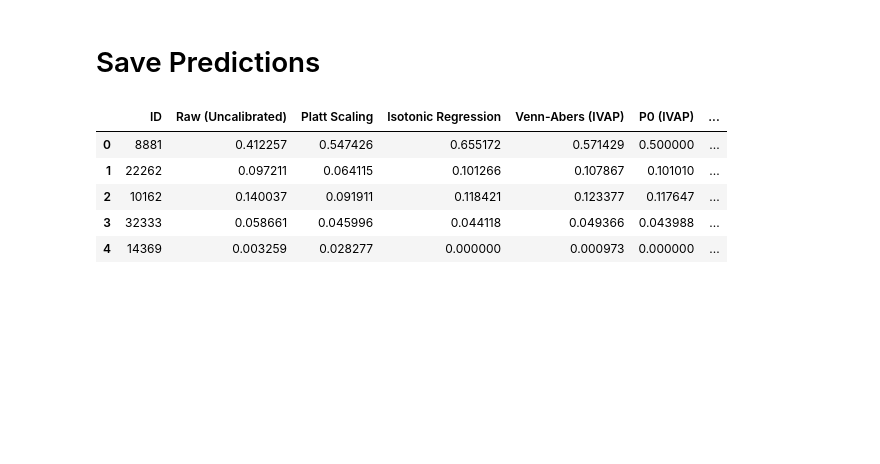
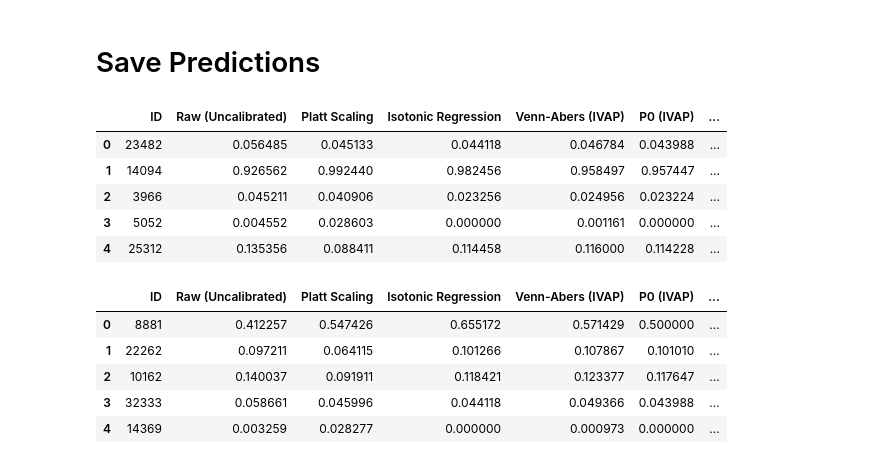
Before and after one commit to sandrokhizanishvili/Credit-Risk-Model-Calibration, a Jupyter notebook: gbm.ipynb, the cells around one changed output. Cells and saved outputs as stored; diff of their text form; code cells hidden in the pictures; blank space fills up the shorter version.

Commit message:
Adding training predictions storing part

```diff
--- a/gbm.ipynb
+++ b/gbm.ipynb
@@ -347,7 +347,32 @@ mean_p0_val = np.mean(p0s_val, axis=1)
 mean_p1_val = np.mean(p1s_val, axis=1)
 min_p0_val = np.min(p0s_val, axis=1)
 max_p1_val = np.max(p1s_val, axis=1)
+
+# Compute mean/min/max for p0/p1 of CROSS VA for train
+p0s_train = intervals_tr_cva[0][:, :5]
+p1s_train = intervals_tr_cva[0][:, 5:]
+
+mean_p0_train = np.mean(p0s_train, axis=1)
+mean_p1_train = np.mean(p1s_train, axis=1)
+min_p0_train = np.min(p0s_train, axis=1)
+max_p1_train = np.max(p1s_train, axis=1)
 # %%
+prob_tr = pd.DataFrame({
+    "ID": df_tr[ID_COL],
+    "Raw (Uncalibrated)": proba_tr,
+    "Platt Scaling": proba_tr_platt,
+    "Isotonic Regression": proba_tr_iso,
+    "Venn-Abers (IVAP)": proba_tr_iva,
+    "P0 (IVAP)": intervals_tr_iva[:,0],
+    "P1 (IVAP)": intervals_tr_iva[:,1],
+    "Venn-Abers (CVAP)": proba_tr_cva,
+    "Mean P0 (CVAP)": mean_p0_train,
+    "Mean P1 (CVAP)": mean_p1_train,
+    "Min P0 (CVAP)": min_p0_train,
+    "Max P1 (CVAP)": max_p1_train,
+    "loan_status": y_tr
+})
+
 prob_val = pd.DataFrame({
     "ID": df_va[ID_COL],
     "Raw (Uncalibrated)": proba_va,
@@ -379,6 +404,15 @@ prob_test = pd.DataFrame({
     "Max P1 (CVAP)": max_p1_test,
     "loan_status": y_te
 })
+# %%
+prob_tr.head()
+# %% [output]
+|  | ID | Raw (Uncalibrated) | Platt Scaling | Isotonic Regression | Venn-Abers (IVAP) | P0 (IVAP) | ... |
+| 0 | 23482 | 0.056485 | 0.045133 | 0.044118 | 0.046784 | 0.043988 | ... |
+| 1 | 14094 | 0.926562 | 0.992440 | 0.982456 | 0.958497 | 0.957447 | ... |
+| 2 | 3966 | 0.045211 | 0.040906 | 0.023256 | 0.024956 | 0.023224 | ... |
+| 3 | 5052 | 0.004552 | 0.028603 | 0.000000 | 0.001161 | 0.000000 | ... |
+| 4 | 25312 | 0.135356 | 0.088411 | 0.114458 | 0.116000 | 0.114228 | ... |
 # %%
 prob_val.head()
 # %% [output]
```
Also changed, not shown: parts of 3 cells of this notebook, 1 other file.
